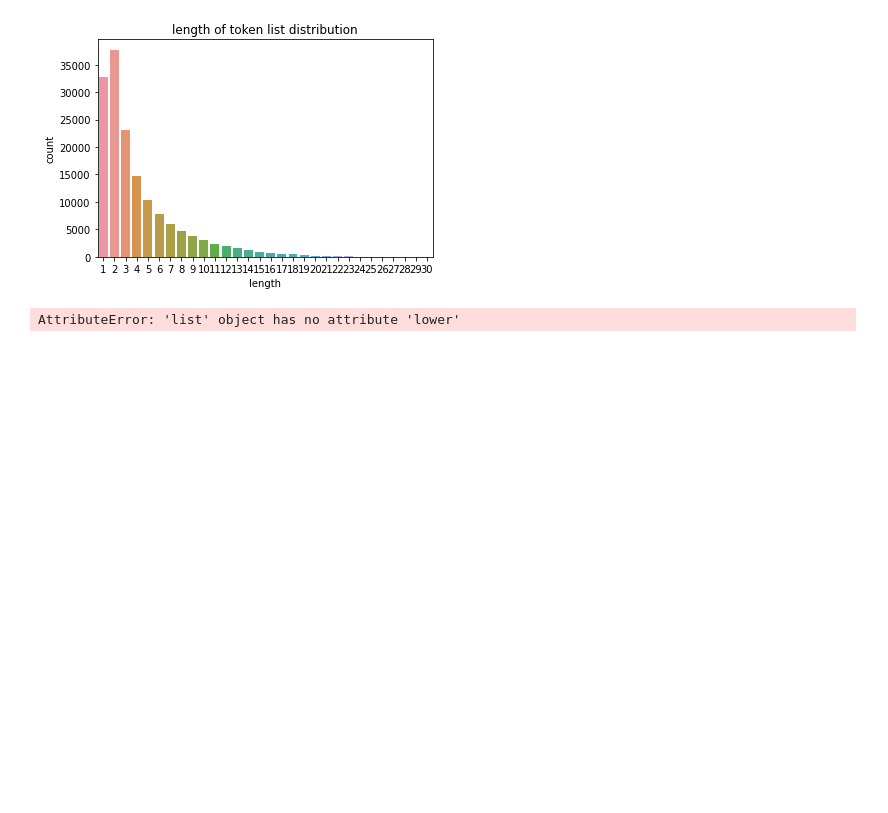
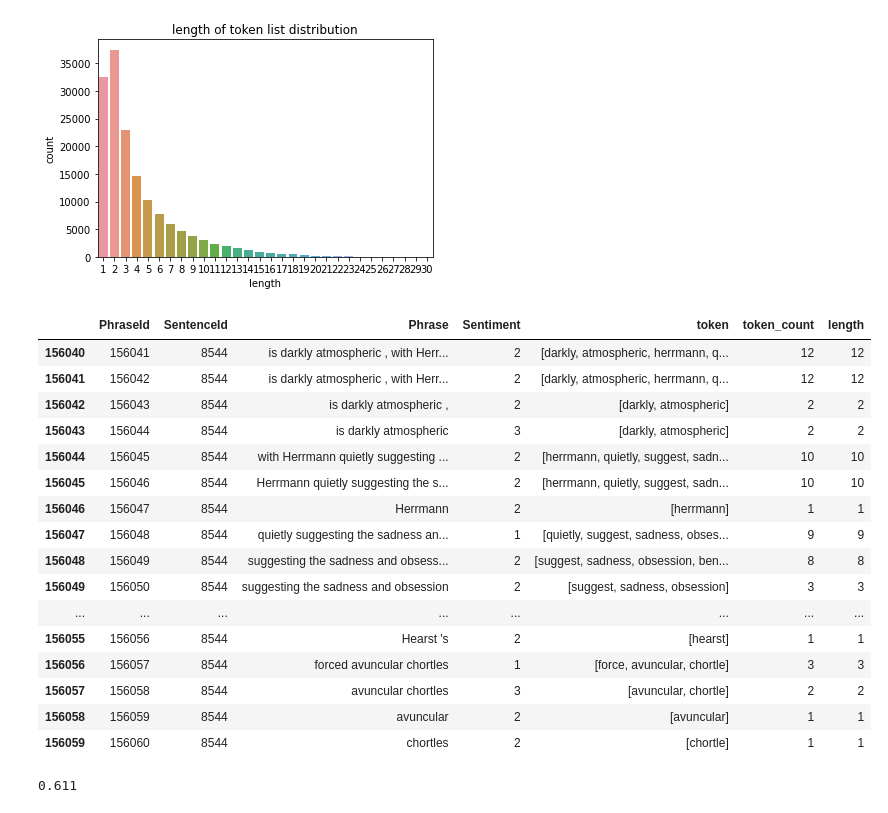
Before and after one commit to JeanPhilPetitFrere/sentiment_analysis, a Jupyter notebook: code.ipynb, the cells around one changed output. Saved outputs shown, nothing was run; the diff lists cells and outputs as text; code cells hidden in the pictures; blank space fills up the shorter version.

```diff
--- a/code.ipynb
+++ b/code.ipynb
@@ -155,3 +166,23 @@ plt.title('length of token list distribution');
+# %%
+df_valid
+# %% [output]
+|  | PhraseId | SentenceId | Phrase | Sentiment | token | token_count | length |
+| 156040 | 156041 | 8544 | is darkly atmospheric , with Herr... | 2 | [darkly, atmospheric, herrmann, q... | 12 | 12 |
+| 156041 | 156042 | 8544 | is darkly atmospheric , with Herr... | 2 | [darkly, atmospheric, herrmann, q... | 12 | 12 |
+| 156042 | 156043 | 8544 | is darkly atmospheric , | 2 | [darkly, atmospheric] | 2 | 2 |
+| 156043 | 156044 | 8544 | is darkly atmospheric | 3 | [darkly, atmospheric] | 2 | 2 |
+| 156044 | 156045 | 8544 | with Herrmann quietly suggesting ... | 2 | [herrmann, quietly, suggest, sadn... | 10 | 10 |
+| 156045 | 156046 | 8544 | Herrmann quietly suggesting the s... | 2 | [herrmann, quietly, suggest, sadn... | 10 | 10 |
+| 156046 | 156047 | 8544 | Herrmann | 2 | [herrmann] | 1 | 1 |
+| 156047 | 156048 | 8544 | quietly suggesting the sadness an... | 1 | [quietly, suggest, sadness, obses... | 9 | 9 |
+| 156048 | 156049 | 8544 | suggesting the sadness and obsess... | 2 | [suggest, sadness, obsession, ben... | 8 | 8 |
+| 156049 | 156050 | 8544 | suggesting the sadness and obsession | 2 | [suggest, sadness, obsession] | 3 | 3 |
+| ... | ... | ... | ... | ... | ... | ... | ... |
+| 156055 | 156056 | 8544 | Hearst 's | 2 | [hearst] | 1 | 1 |
+| 156056 | 156057 | 8544 | forced avuncular chortles | 1 | [force, avuncular, chortle] | 3 | 3 |
+| 156057 | 156058 | 8544 | avuncular chortles | 3 | [avuncular, chortle] | 2 | 2 |
+| 156058 | 156059 | 8544 | avuncular | 2 | [avuncular] | 1 | 1 |
+| 156059 | 156060 | 8544 | chortles | 2 | [chortle] | 1 | 1 |
 # %%
 import sklearn.feature_extraction.text as text
 from sklearn.svm import LinearSVC
@@ -163,10 +194,14 @@ from sklearn.metrics import accuracy_score
 tf = text.TfidfVectorizer(stop_words='english')
 lsvc = LinearSVC()
 
-X_train_tf = tf.fit_transform(df_train['token'])
+X_train_tf = tf.fit_transform(df_training['token'])
+X_valid_tf = tf.transform(df_valid['Phrase'])
 X_test_tf = tf.transform(df_test['Phrase'])
 
-model = lsvc.fit(X_train_tf,df_train['Sentiment'])
+model = lsvc.fit(X_train_tf,df_training['Sentiment'])
 y_pred2 = model.predict(X_test_tf)
+y_pred = model.predict(X_valid_tf)
-# %% [output]
-AttributeError: 'list' object has no attribute 'lower'
+# %%
+accuracy_score(y_pred,df_valid['Sentiment'])
+# %% [output]
+0.611
```
Also changed, not shown: parts of 7 cells of this notebook.
